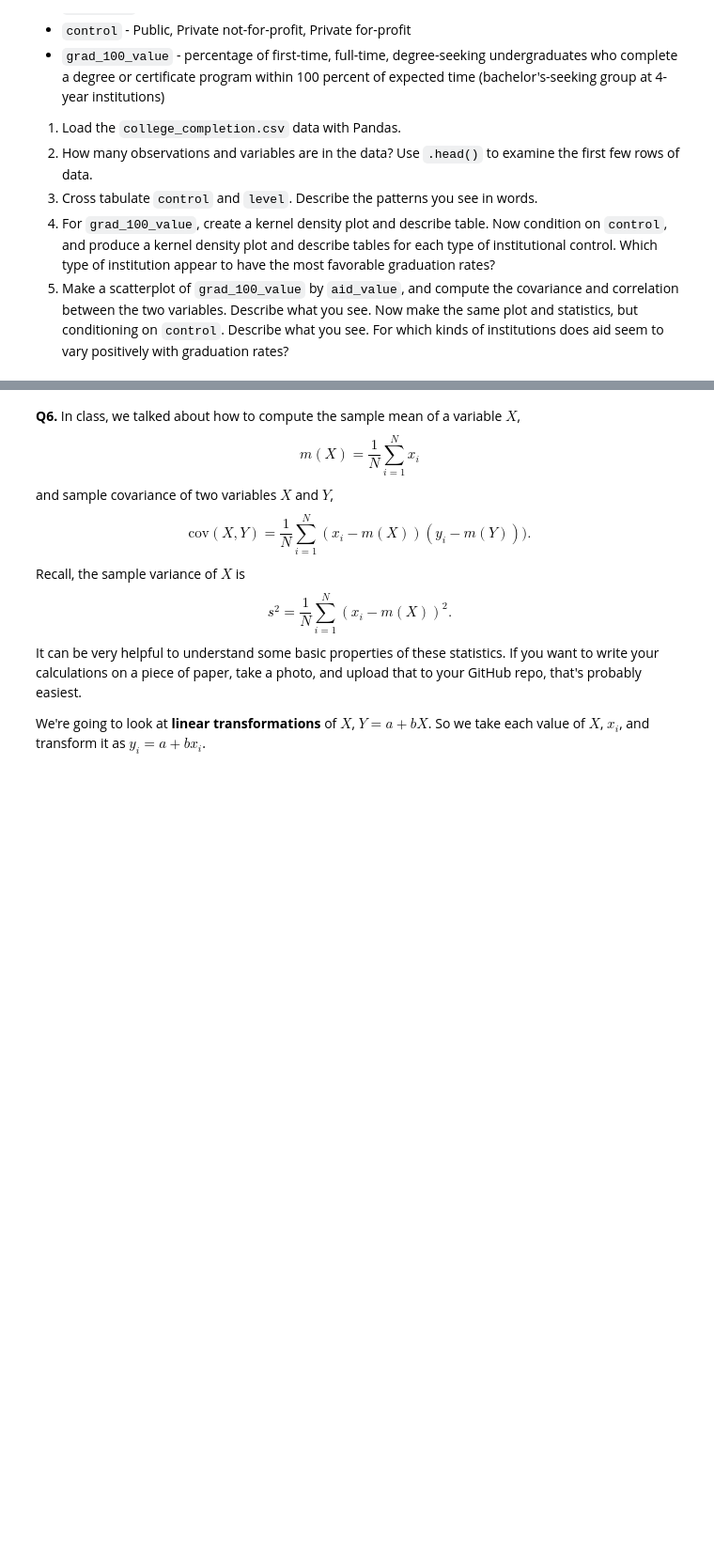
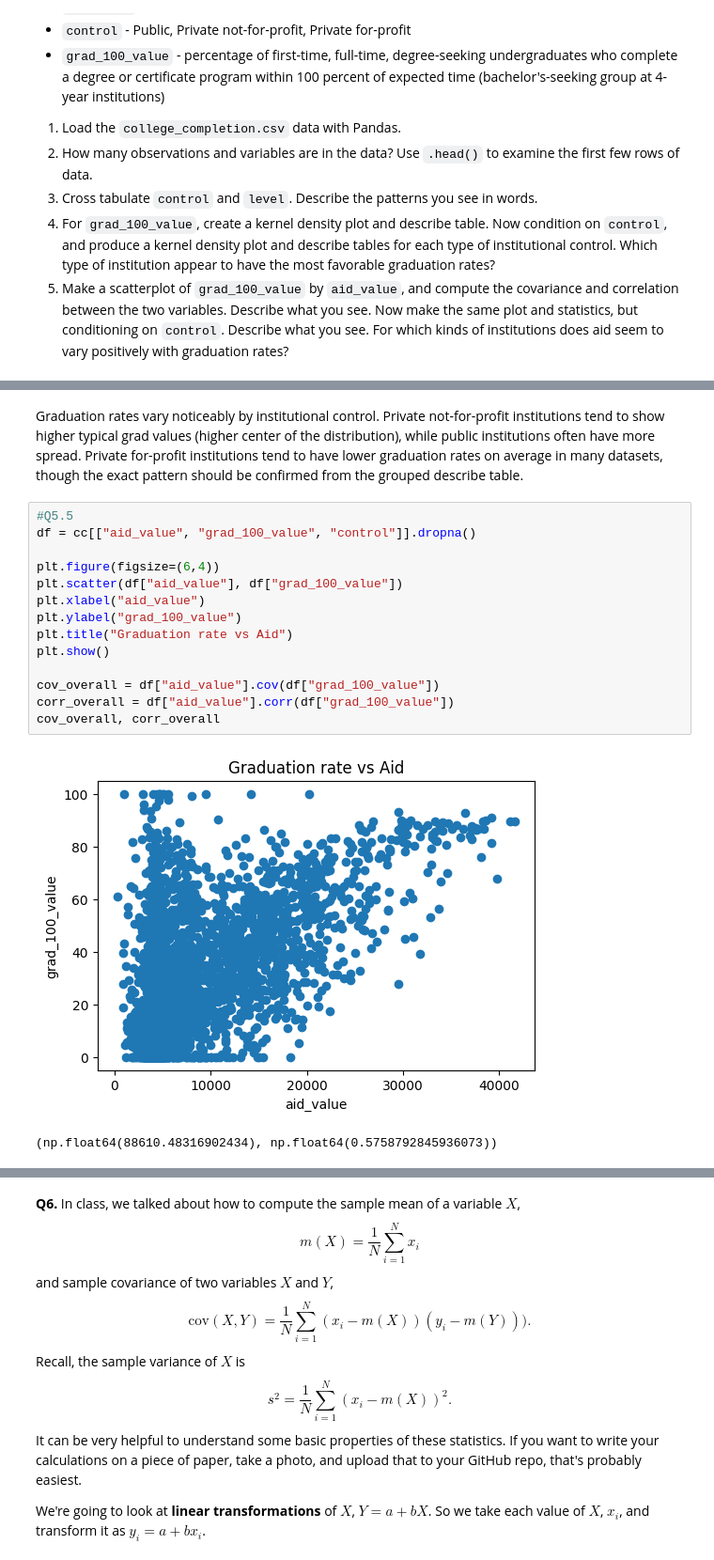
Before and after one commit to joellezamperini/undergrad_ml_assignments, a Jupyter notebook: 01_assignment_wrangling_and_eda.ipynb, the cells around one changed output, grey strips where cells are left out. Shown at 94% size. Drawn from its saved outputs; the diff is of its cells as text; blank space fills up the shorter version.

```diff
--- a/01_assignment_wrangling_and_eda.ipynb
+++ b/01_assignment_wrangling_and_eda.ipynb
@@ -523,0 +591,19 @@ We'll use the `college_completion.csv` dataset from the US Department of Educati
+# %% [markdown]
+Graduation rates vary noticeably by institutional control. Private not-for-profit institutions tend to show higher typical grad values (higher center of the distribution), while public institutions often have more spread. Private for-profit institutions tend to have lower graduation rates on average in many datasets, though the exact pattern should be confirmed from the grouped describe table.
+# %%
+#Q5.5
+df = cc[["aid_value", "grad_100_value", "control"]].dropna()
+
+plt.figure(figsize=(6,4))
+plt.scatter(df["aid_value"], df["grad_100_value"])
+plt.xlabel("aid_value")
+plt.ylabel("grad_100_value")
+plt.title("Graduation rate vs Aid")
+plt.show()
+
+cov_overall = df["aid_value"].cov(df["grad_100_value"])
+corr_overall = df["aid_value"].corr(df["grad_100_value"])
+cov_overall, corr_overall
+# %% [output]
+[figure, added]
+(np.float64(88610.48316902434), np.float64(0.5758792845936073))
```
Also changed, not shown: parts of 29 cells of this notebook.
